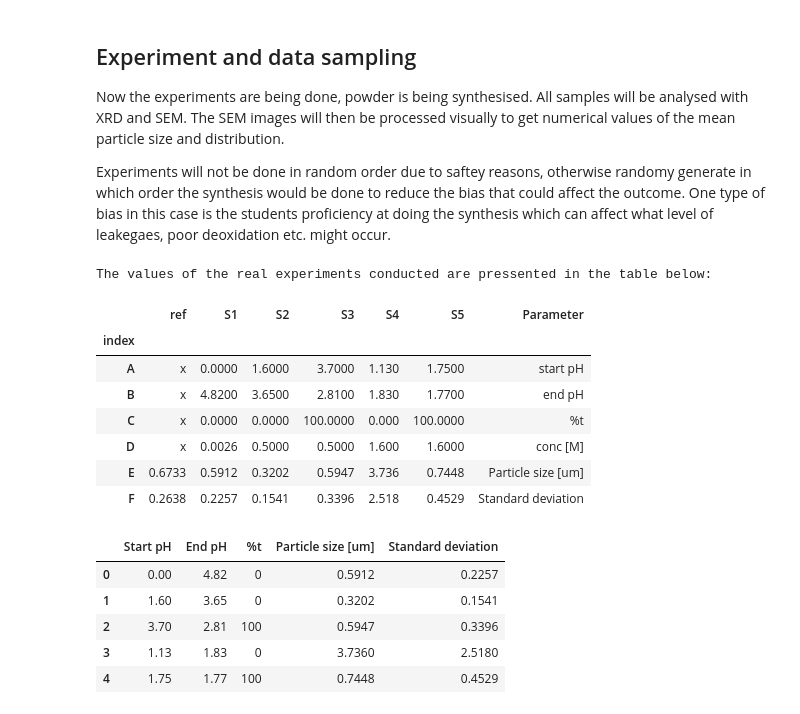
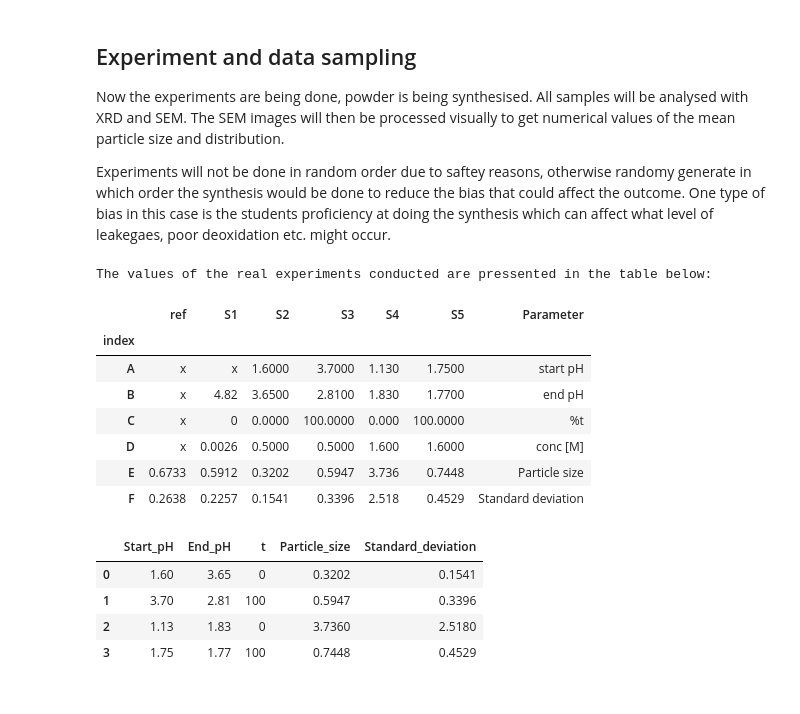
Before and after one commit to alexandraelora/DoE_Course_Material, a Jupyter notebook: Project/DoE_project_AU.ipynb, the cells around one changed output. Cells and saved outputs as stored; diff of their text form; code cells hidden in the pictures.

```diff
--- a/Project/DoE_project_AU.ipynb
+++ b/Project/DoE_project_AU.ipynb
@@ -126,13 +124,13 @@ input_labels = {
     'B' : 'end pH',                 #End pH of synthesis
     'C' : '%t',                     #Time in % of the total addition time, either 0 or 100
     'D' : 'conc [M]',               #Cocnentration of the 50ml Acid added
-    'E' : 'Particle size [um]',     #Particle size obtained by visual inspection of SEM images
+    'E' : 'Particle size',          #Particle size obtained by visual inspection of SEM images in micrometers
     'F' : 'Standard deviation'      #Standard deviation of particle size
 }
 
 # create list of synthesis data #OBS point being 0 is not measured
 data = [
-    ('A', 'x', 0, 1.6, 3.7, 1.13, 1.75),
+    ('A', 'x', 'x', 1.6, 3.7, 1.13, 1.75),
     ('B', 'x', 4.82, 3.65, 2.81, 1.83, 1.77),
     ('C', 'x', 0, 0, 100, 0, 100),
     ('D', 'x', 0.0026, 0.50, 0.50, 1.6, 1.6),
@@ -152,29 +150,28 @@ result
 The values of the real experiments conducted are pressented in the table below:
 |  | ref | S1 | S2 | S3 | S4 | S5 | Parameter |
 | index |  |  |  |  |  |  |  |
-| A | x | 0.0000 | 1.6000 | 3.7000 | 1.130 | 1.7500 | start pH |
-| B | x | 4.8200 | 3.6500 | 2.8100 | 1.830 | 1.7700 | end pH |
-| C | x | 0.0000 | 0.0000 | 100.0000 | 0.000 | 100.0000 | %t |
+| A | x | x | 1.6000 | 3.7000 | 1.130 | 1.7500 | start pH |
+| B | x | 4.82 | 3.6500 | 2.8100 | 1.830 | 1.7700 | end pH |
+| C | x | 0 | 0.0000 | 100.0000 | 0.000 | 100.0000 | %t |
 | D | x | 0.0026 | 0.5000 | 0.5000 | 1.600 | 1.6000 | conc [M] |
-| E | 0.6733 | 0.5912 | 0.3202 | 0.5947 | 3.736 | 0.7448 | Particle size [um] |
+| E | 0.6733 | 0.5912 | 0.3202 | 0.5947 | 3.736 | 0.7448 | Particle size |
 | F | 0.2638 | 0.2257 | 0.1541 | 0.3396 | 2.518 | 0.4529 | Standard deviation |
 # %%
-#What data is relevant for analysis? Drop ref synthesis as we do not have a compleate data set for it
+#What data is relevant for analysis? Drop ref synthesis and S1 as we do not have a complete data set for it
 
-R2 = pd.DataFrame({'Start pH' : [0, 1.6, 3.7, 1.13, 1.75],
-                   'End pH' : [4.82, 3.65, 2.81, 1.83, 1.77],
-                   '%t' : [0, 0, 100, 0, 100],
-                   'Particle size [um]' : [0.5912, 0.3202, 0.5947, 3.7360, 0.7448],
-                   'Standard deviation': [0.2257, 0.1541, 0.3396, 2.5180, 0.4529]})
+R2 = pd.DataFrame({'Start_pH' : [1.6, 3.7, 1.13, 1.75],
+                   'End_pH' : [3.65, 2.81, 1.83, 1.77],
+                   't' : [0, 100, 0, 100],
+                   'Particle_size' : [0.3202, 0.5947, 3.7360, 0.7448],
+                   'Standard_deviation': [0.1541, 0.3396, 2.5180, 0.4529]})
 
 R2
 # %% [output]
-|  | Start pH | End pH | %t | Particle size [um] | Standard deviation |
-| 0 | 0.00 | 4.82 | 0 | 0.5912 | 0.2257 |
-| 1 | 1.60 | 3.65 | 0 | 0.3202 | 0.1541 |
-| 2 | 3.70 | 2.81 | 100 | 0.5947 | 0.3396 |
-| 3 | 1.13 | 1.83 | 0 | 3.7360 | 2.5180 |
-| 4 | 1.75 | 1.77 | 100 | 0.7448 | 0.4529 |
+|  | Start_pH | End_pH | t | Particle_size | Standard_deviation |
+| 0 | 1.60 | 3.65 | 0 | 0.3202 | 0.1541 |
+| 1 | 3.70 | 2.81 | 100 | 0.5947 | 0.3396 |
+| 2 | 1.13 | 1.83 | 0 | 3.7360 | 2.5180 |
+| 3 | 1.75 | 1.77 | 100 | 0.7448 | 0.4529 |
 # %%
 #The experiments done can be visualised in 3D
 
```
Also changed, not shown: parts of 13 cells of this notebook.
